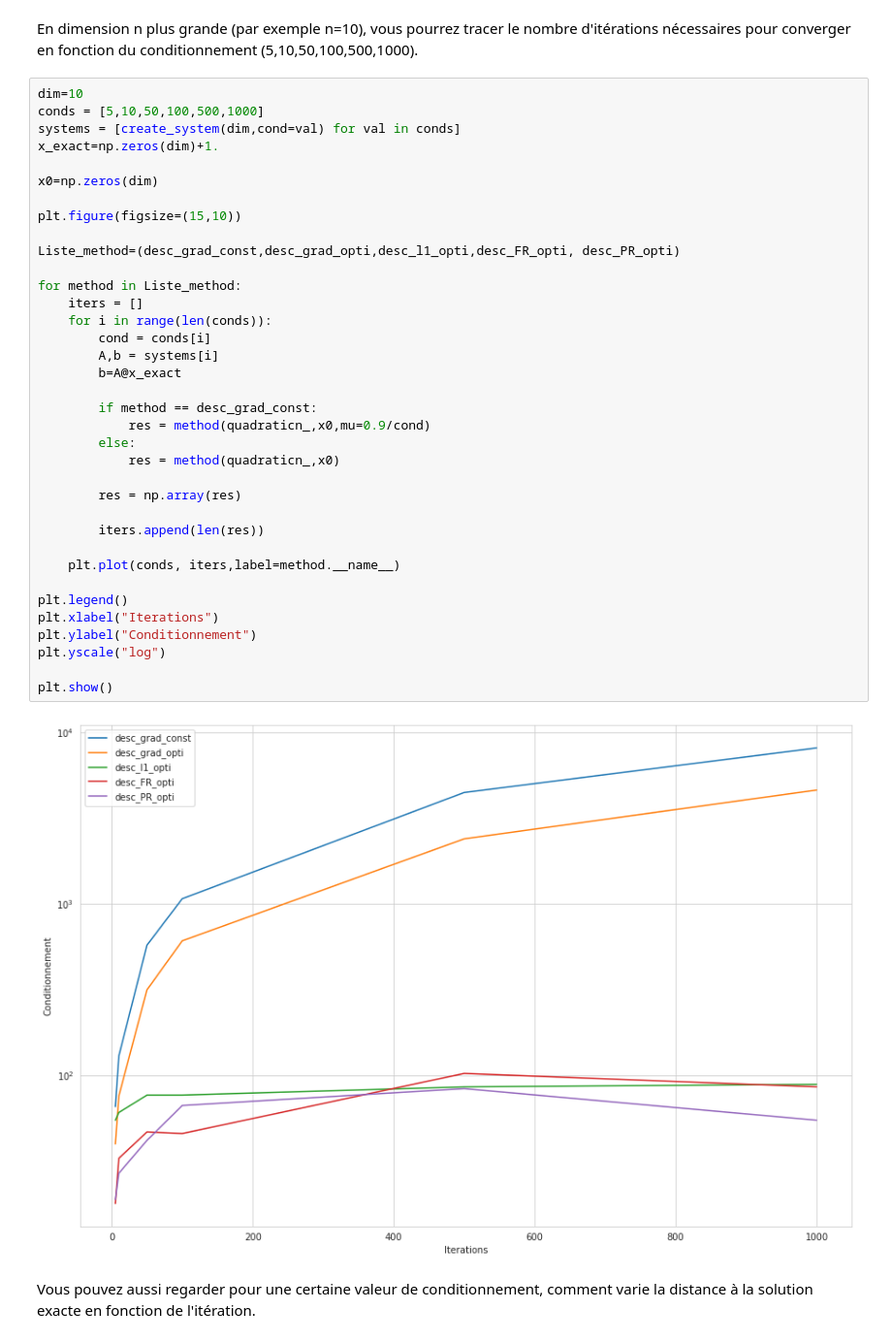
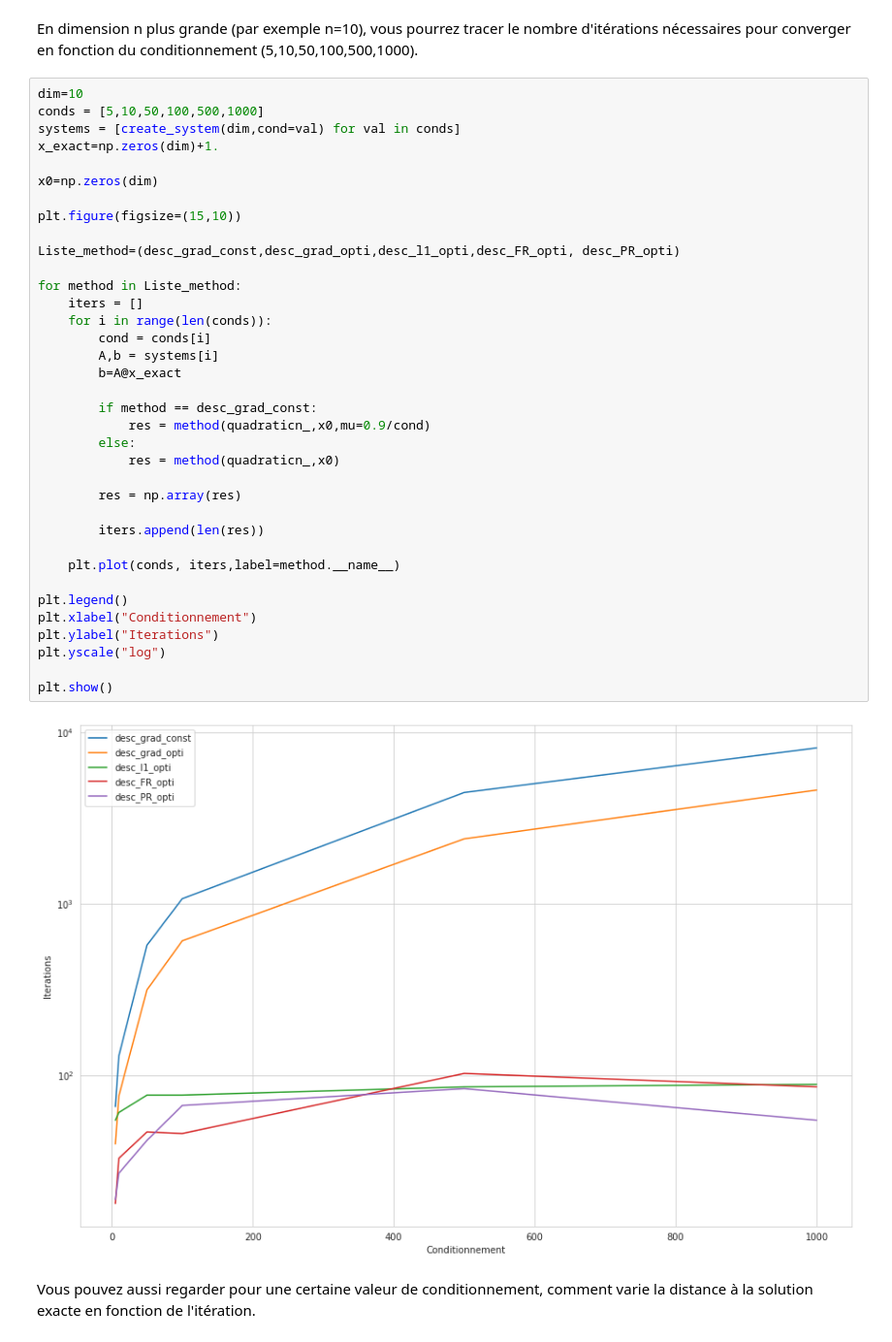
Before and after one commit to SCIA-Premium/Gradient_Descent, a Jupyter notebook: TP1 - Descentes Gradient V2.ipynb, the cells around one changed output. Shown at 97% size. Drawn from its saved outputs; the diff is of its cells as text.

```diff
--- a/TP1 - Descentes Gradient V2.ipynb
+++ b/TP1 - Descentes Gradient V2.ipynb
@@ -883,36 +883,36 @@ x_exact=np.zeros(dim)+1.
 
 x0=np.zeros(dim)
 
 plt.figure(figsize=(15,10))
 
 Liste_method=(desc_grad_const,desc_grad_opti,desc_l1_opti,desc_FR_opti, desc_PR_opti)
 
 for method in Liste_method:
     iters = []
     for i in range(len(conds)):
         cond = conds[i]
         A,b = systems[i]
         b=A@x_exact
 
         if method == desc_grad_const:
             res = method(quadraticn_,x0,mu=0.9/cond)
         else:
             res = method(quadraticn_,x0)
 
         res = np.array(res)
 
         iters.append(len(res))
 
     plt.plot(conds, iters,label=method.__name__)
 
 plt.legend()
-plt.xlabel("Iterations")
-plt.ylabel("Conditionnement")
+plt.xlabel("Conditionnement")
+plt.ylabel("Iterations")
 plt.yscale("log")
 
 plt.show()
 # %% [output]
-[figure, old version]
+[figure, new version]
 # %% [markdown]
 Vous pouvez aussi regarder pour une certaine valeur de conditionnement, comment varie la distance à la solution exacte en fonction de l'itération.
 # %%
```
Also changed, not shown: parts of 8 cells of this notebook.
